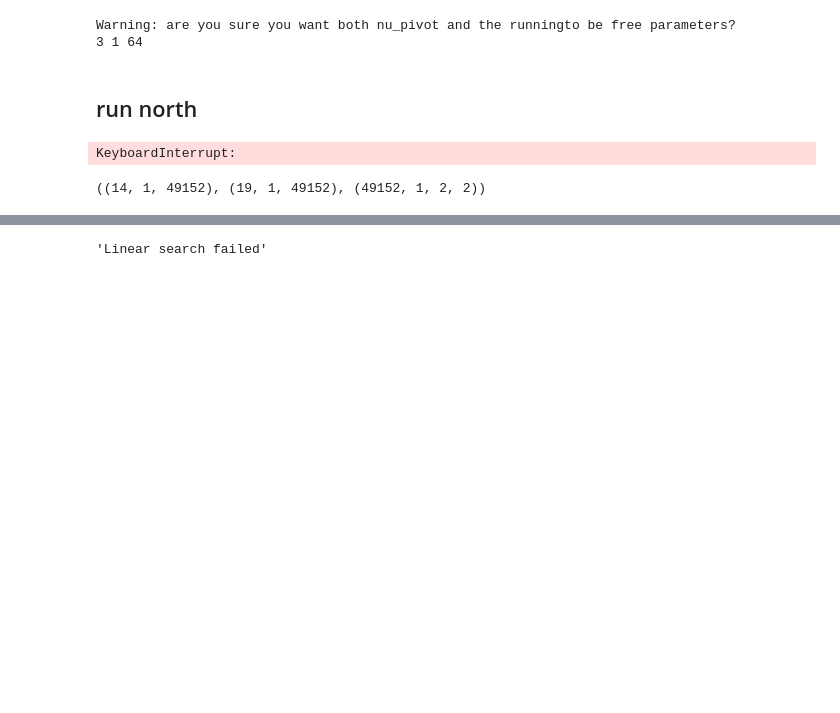
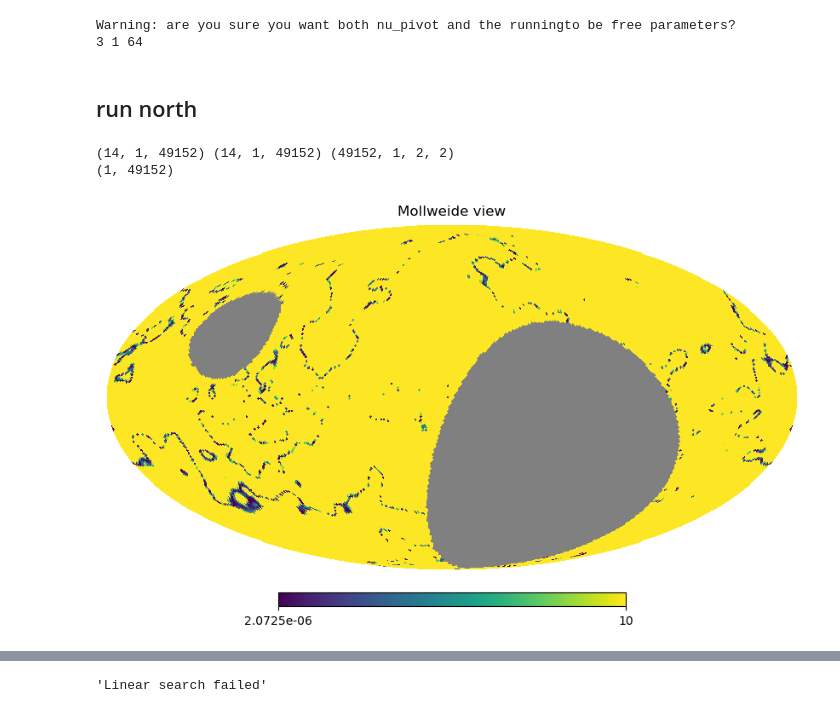
Before and after one commit to giuspugl/fitting_synchrotron, a Jupyter notebook: fgb_runs_coarse.ipynb, the cells around one changed output, grey strips where cells are left out. Saved outputs shown, nothing was run; the diff lists cells and outputs as text; code cells hidden in the pictures; blank space fills up the shorter version.

```diff
--- a/fgb_runs_coarse.ipynb
+++ b/fgb_runs_coarse.ipynb
@@ -122,7 +149,7 @@ hdul = fits.open(f"../inputmaps/coarse_{label}_maps_nside256.fits" )
 df = pd.DataFrame()
 cols = hdul[1].columns.names
 cols = cols
-df['frequency'] = np.float_(cols  )/1e3
+df['frequency'] = np.float64(cols  )/1e3
 data = hdul[1].data
 
 nfreq=len(cols)
@@ -207,18 +234,25 @@ Warning: are you sure you want both nu_pivot and the runningto be free parameter
 # %% [markdown]
 ## run north
 # %%
-results   = sr.multi_res_comp_sep(components, instrument  , freq_maps  ,
+results   = sr.multi_res_comp_sep(components, instrument[~maskfreq], freq_maps[~maskfreq]  ,
                                   nsides= nsidepatches ,
                                     method=method,
                                     tol = tol,
                                      options=options,
                                     #bounds=bounds,
                                     )
-np.savez(f'../outputs/fgbuster_params_{label}_nside{nside}.npz',
-                  **{n: a for n, a in zip(results.params, results.x)})
+#np.savez(f'../outputs/fgbuster_params_{label}_nside{nside}.npz',
+#                  **{n: a for n, a in zip(results.params, results.x)})
-# %% [output]
-KeyboardInterrupt:
 # %%
-(results.chi.shape, freq_maps.shape , results.invAtNA.shape )
+print(results.chi.shape, freq_maps[~maskfreq].shape , results.invAtNA.shape )
+ndof =freq_maps[~maskfreq].shape[0] -len(results.params)
+chi2 =(results.chi).sum(axis=0) [0] **2
+mask = results.x_map[0] == hp.UNSEEN
+chi2[mask]=np.nan
+print(results.chi.sum(axis=0).shape)
+hp.mollview(chi2 /(ndof ) ,max=10    )
+pl.show()
 # %% [output]
-((14, 1, 49152), (19, 1, 49152), (49152, 1, 2, 2))
+(14, 1, 49152) (14, 1, 49152) (49152, 1, 2, 2)
+(1, 49152)
+[figure, added]
```
Also changed, not shown: parts of 12 cells of this notebook, 5 other files.
